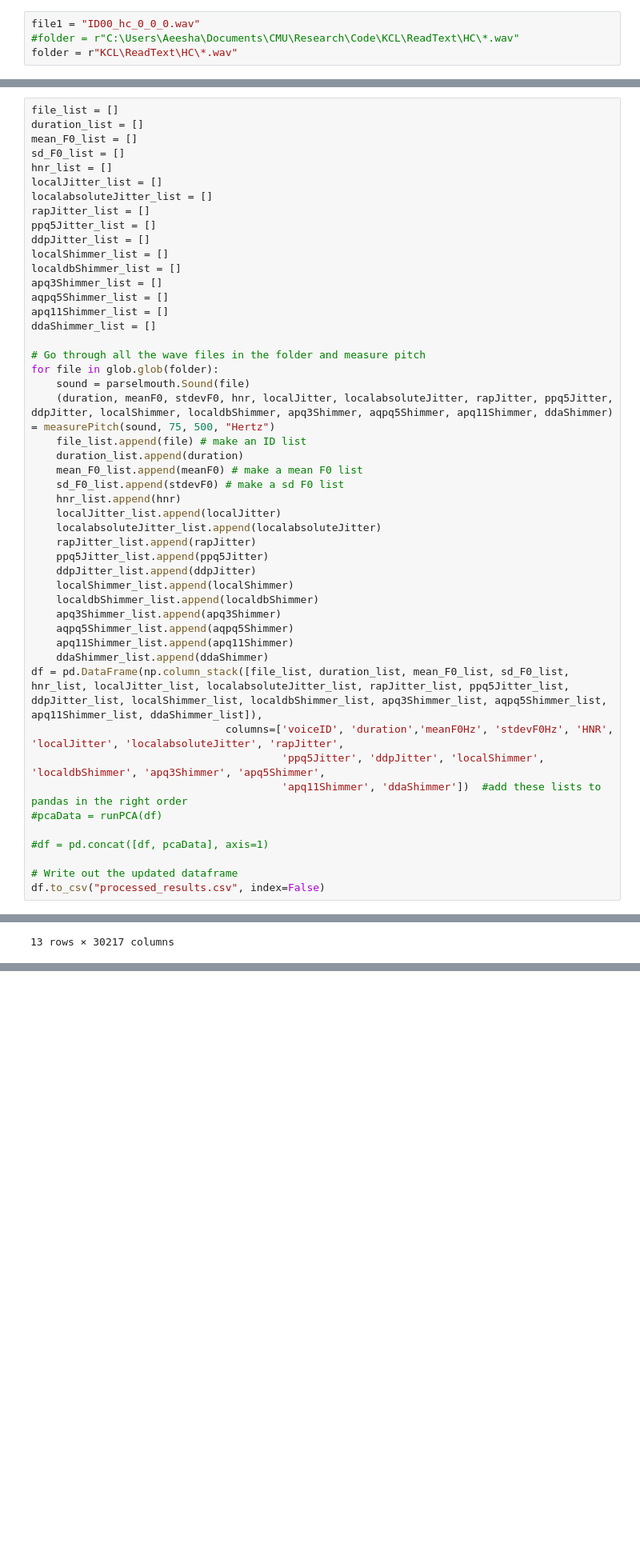
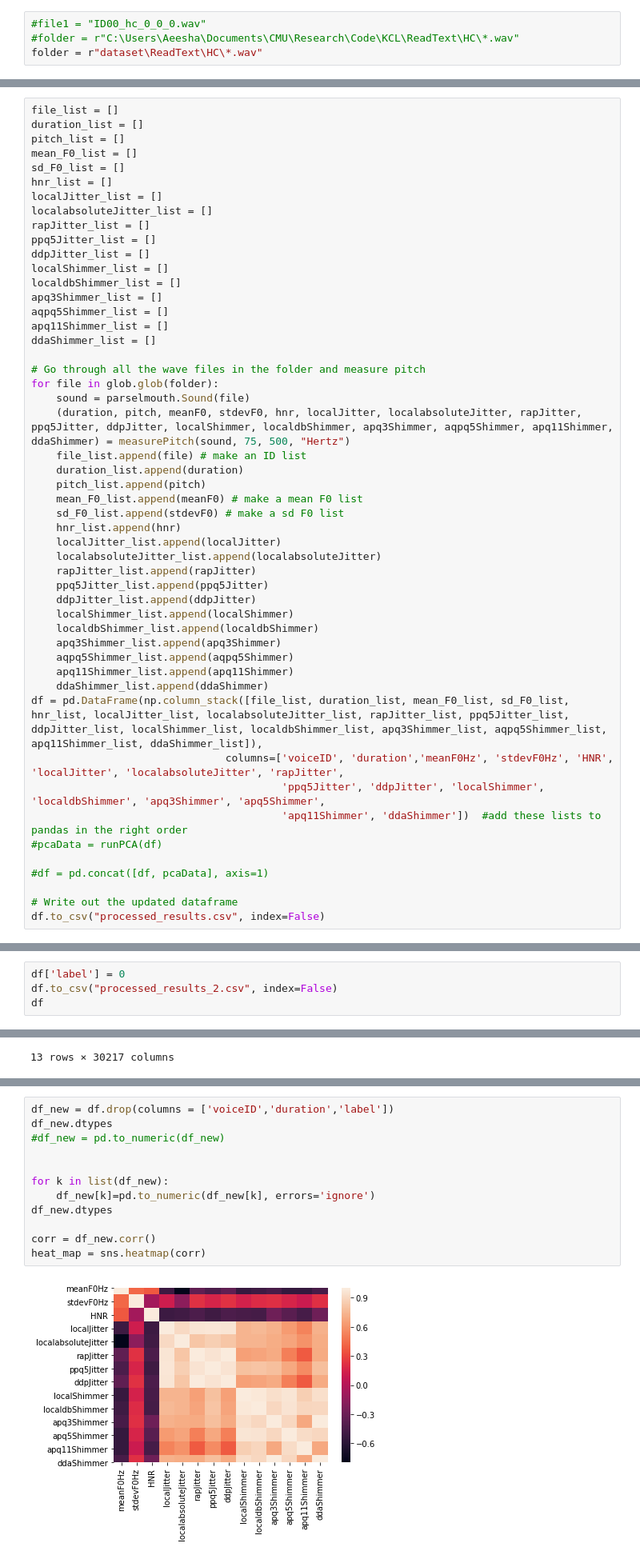
Before and after one commit to aeesha-T/parkinsons_prediction_using_speech, a Jupyter notebook: Test_Notebook.ipynb, the cells around one changed output, grey strips where cells are left out. Shown at 80% size. Cells and saved outputs as stored; diff of their text form; blank space fills up the shorter version.

```diff
--- a/Test_Notebook.ipynb
+++ b/Test_Notebook.ipynb
@@ -18,9 +34,9 @@ import os.path
 # %% [markdown]
 ## Load the files
 # %%
-file1 = "ID00_hc_0_0_0.wav"
+#file1 = "ID00_hc_0_0_0.wav"
 #folder = r"C:\Users\Aeesha\Documents\CMU\Research\Code\KCL\ReadText\HC\*.wav"
-folder = r"KCL\ReadText\HC\*.wav"
+folder = r"dataset\ReadText\HC\*.wav"
 # %% [markdown]
 ## Plot the soundwaves
 # %%
@@ -99,6 +115,7 @@ measurePitch(sound, 75, 500, "Hertz")
 # %%
 file_list = []
 duration_list = []
+pitch_list = []
 mean_F0_list = []
 sd_F0_list = []
 hnr_list = []
@@ -117,9 +134,10 @@ ddaShimmer_list = []
 # Go through all the wave files in the folder and measure pitch
 for file in glob.glob(folder):
     sound = parselmouth.Sound(file)
-    (duration, meanF0, stdevF0, hnr, localJitter, localabsoluteJitter, rapJitter, ppq5Jitter, ddpJitter, localShimmer, localdbShimmer, apq3Shimmer, aqpq5Shimmer, apq11Shimmer, ddaShimmer) = measurePitch(sound, 75, 500, "Hertz")
+    (duration, pitch, meanF0, stdevF0, hnr, localJitter, localabsoluteJitter, rapJitter, ppq5Jitter, ddpJitter, localShimmer, localdbShimmer, apq3Shimmer, aqpq5Shimmer, apq11Shimmer, ddaShimmer) = measurePitch(sound, 75, 500, "Hertz")
     file_list.append(file) # make an ID list
     duration_list.append(duration)
+    pitch_list.append(pitch)
     mean_F0_list.append(meanF0) # make a mean F0 list
     sd_F0_list.append(stdevF0) # make a sd F0 list
     hnr_list.append(hnr)
@@ -166,0 +165,4 @@ df
+# %%
+df['label'] = 0
+df.to_csv("processed_results_2.csv", index=False)
+df
@@ -225,0 +248,14 @@ mf
+# %%
+df_new = df.drop(columns = ['voiceID','duration','label'])
+df_new.dtypes
+#df_new = pd.to_numeric(df_new)
+
+
+for k in list(df_new):
+    df_new[k]=pd.to_numeric(df_new[k], errors='ignore')
+df_new.dtypes
+
+corr = df_new.corr()
+heat_map = sns.heatmap(corr)
+# %% [output]
+[figure, added]
```
Also changed, not shown: parts of 8 cells of this notebook, 1 other file.
